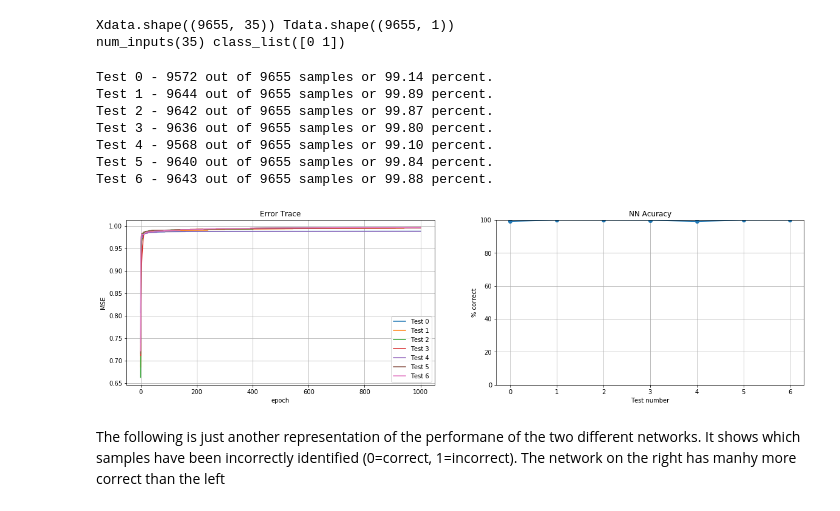
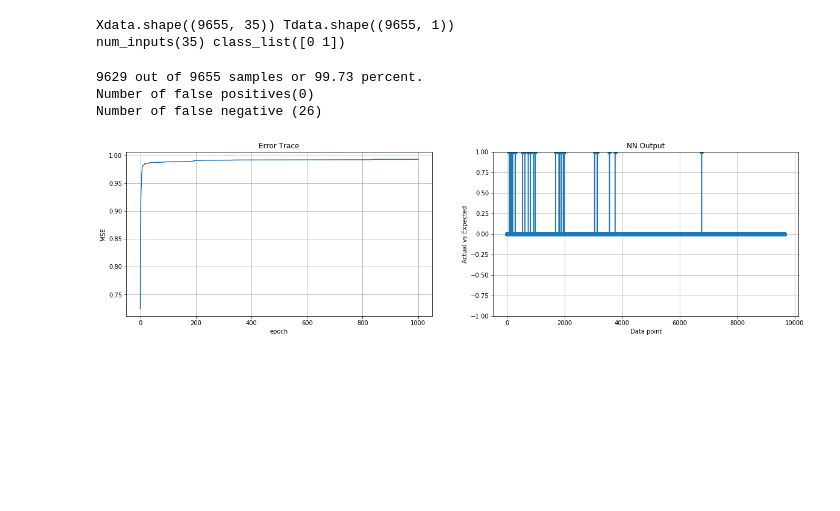
Before and after one commit to bstaab/CS545_MachineLearning, a Jupyter notebook: assignments/Project/Staab-FinalProject.ipynb, the cells around one changed output. Saved outputs shown, nothing was run; the diff lists cells and outputs as text; code cells hidden in the pictures; blank space fills up the shorter version.

```diff
--- a/assignments/Project/Staab-FinalProject.ipynb
+++ b/assignments/Project/Staab-FinalProject.ipynb
@@ -301,7 +303,7 @@ else:
         in_hof = 1 if player in hof_list else 0
 
         # Get all pitching statistics for this player and sum
-        ds_pitch = df_pitching.loc[df_batting['playerID'] == player].sum()
+        ds_pitch = df_pitching.loc[df_pitching['playerID'] == player].sum()
 
         # Get the fielding statistics, only when they were a pitcher, for this player and sum
         ds_field = df_fielding.loc[(df_fielding['playerID'] == player) & (df_fielding['POS'] == 'P')].sum()
@@ -607,25 +609,25 @@ Percent all-star seeasons        - 10.713
 ##### Setup dataset
 # %%
 # Get all data and partition into 80% training 20% test data
-train_data, test_data = train_test_split(df_career_pitching, test_size=0.2)
+pitch_train_data, pitch_test_data = train_test_split(df_career_pitching, test_size=0.2)
 
 # Get the input data and convert to numpy variables
-Xdata  = df_career_pitching.loc[:,'stint':'ZR'].values
-Xtrain =         train_data.loc[:,'stint':'ZR'].values
-Xtest  =          test_data.loc[:,'stint':'ZR'].values
+Xdata_pitch  = df_career_pitching.loc[:,'stint':'ZR'].values
+Xtrain_pitch =   pitch_train_data.loc[:,'stint':'ZR'].values
+Xtest_pitch  =    pitch_test_data.loc[:,'stint':'ZR'].values
 
 # Get the target values and convert to numpy variables
-Tdata  = df_career_pitching.loc[:,'HOF'].reset_index().values[:,1].reshape(-1, 1).astype(int)
-Ttrain =         train_data.loc[:,'HOF'].reset_index().values[:,1].reshape(-1, 1).astype(int)
-Ttest  =          test_data.loc[:,'HOF'].reset_index().values[:,1].reshape(-1, 1).astype(int)
+Tdata_pitch  = df_career_pitching.loc[:,'HOF'].reset_index().values[:,1].reshape(-1, 1).astype(int)
+Ttrain_pitch =   pitch_train_data.loc[:,'HOF'].reset_index().values[:,1].reshape(-1, 1).astype(int)
+Ttest_pitch  =    pitch_test_data.loc[:,'HOF'].reset_index().values[:,1].reshape(-1, 1).astype(int)
 # %% [markdown]
 ##### Find best network using 100% of the data
 # %%
 # Extract info from the data sets
-num_inputs = Xdata.shape[1]
-class_list = np.unique(Tdata)
+num_inputs = Xdata_pitch.shape[1]
+class_list = np.unique(Tdata_pitch)
 
-print(f'Xdata.shape({Xdata.shape}) Tdata.shape({Tdata.shape})')
+print(f'Xdata.shape({Xdata_pitch.shape}) Tdata.shape({Tdata_pitch.shape})')
 print(f'num_inputs({num_inputs}) class_list({class_list})')
 # %% [output]
 Xdata.shape((9655, 35)) Tdata.shape((9655, 1))
@@ -643,13 +635,10 @@ results.append(run_test(num_inputs, [100,100,100,100,100], class_list, Xdata, Td
+# %%
+%%capture
+hof_pch_results_all = run_test(num_inputs, class_list, Xdata_pitch, Tdata_pitch, Xdata_pitch, Tdata_pitch)
 # %%
-print_results(results)
+print_results(hof_pch_results_all)
 # %% [output]
-Test 0 - 9572 out of 9655 samples or 99.14 percent.
-Test 1 - 9644 out of 9655 samples or 99.89 percent.
-Test 2 - 9642 out of 9655 samples or 99.87 percent.
-Test 3 - 9636 out of 9655 samples or 99.80 percent.
-Test 4 - 9568 out of 9655 samples or 99.10 percent.
-Test 5 - 9640 out of 9655 samples or 99.84 percent.
-Test 6 - 9643 out of 9655 samples or 99.88 percent.
+9629 out of 9655 samples or 99.73 percent.
+Number of false positives(0)
+Number of false negative (26)
-[figure, old version]
+[figure, new version]
-# %% [markdown]
-The following is just another representation of the performane of the two different networks.  It shows which samples have been incorrectly identified (0=correct, 1=incorrect).  The network on the right has manhy more correct than the left
```
Also changed, not shown: parts of 29 cells of this notebook.
